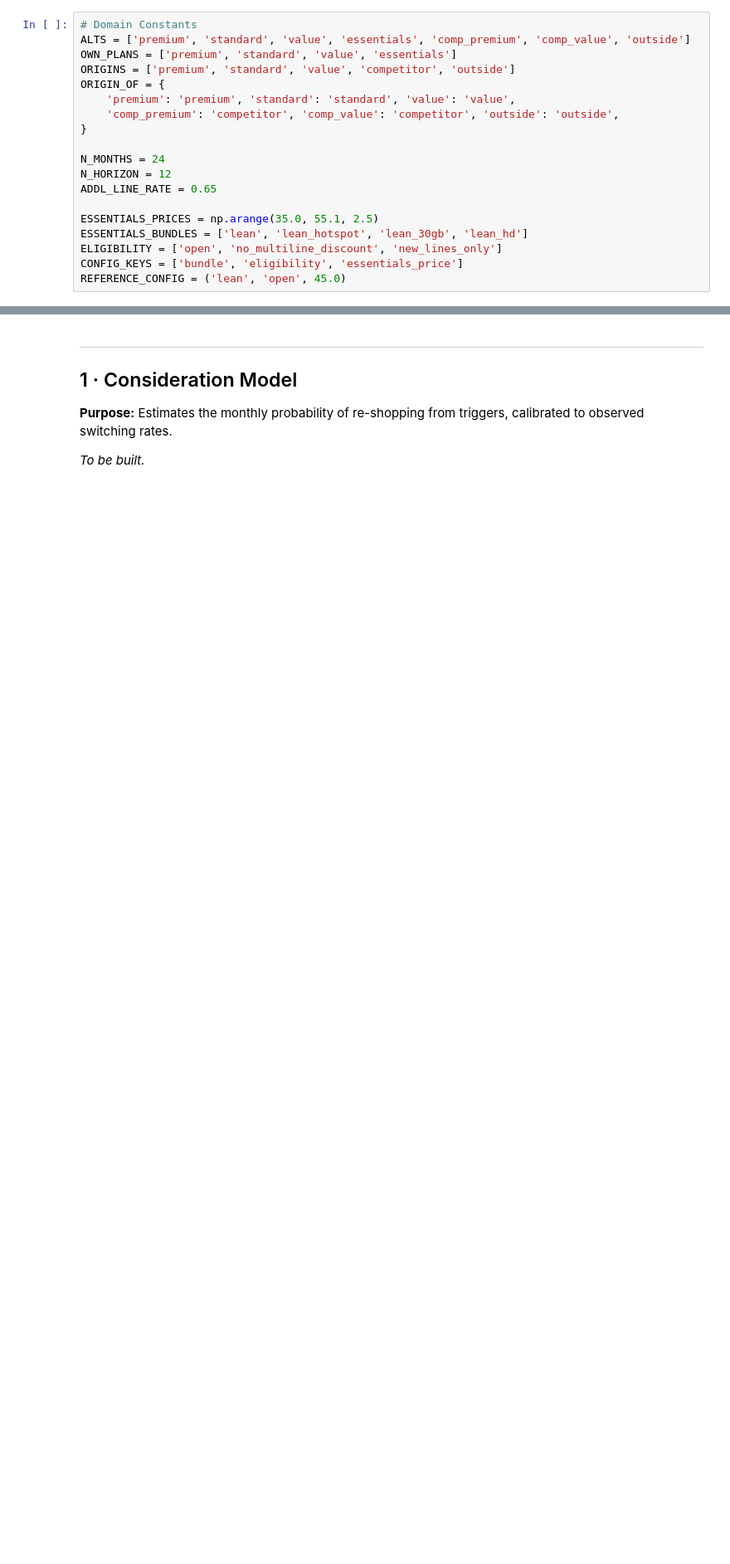
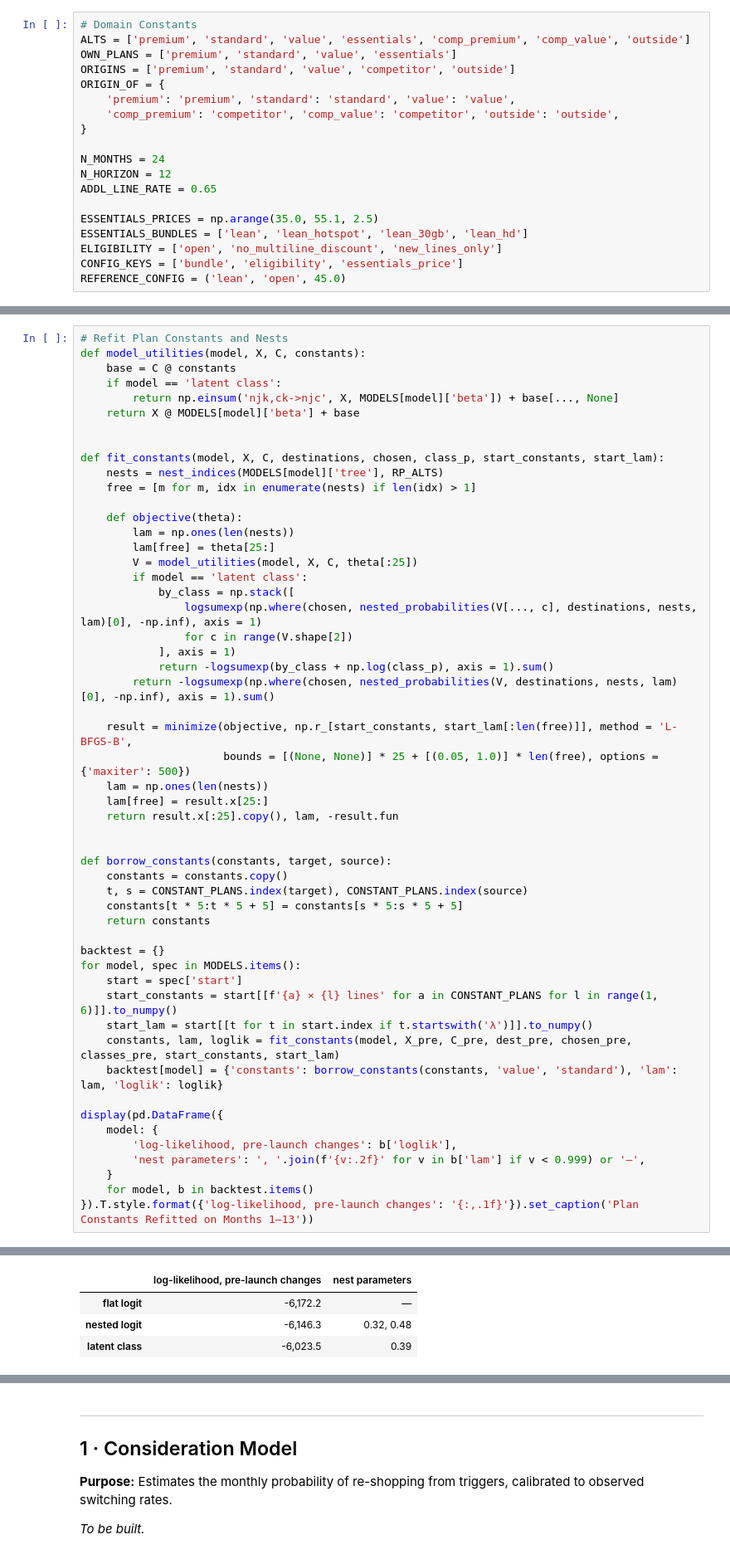
Before and after one commit to paforsey/data-science-portfolio, a Jupyter notebook: case-studies/rate-plan-cannibalization/02_launch_forecast.ipynb, the cells around one changed output, grey strips where cells are left out. Shown at 83% size. Cells and saved outputs as stored; diff of their text form; blank space fills up the shorter version.

```diff
--- a/case-studies/rate-plan-cannibalization/02_launch_forecast.ipynb
+++ b/case-studies/rate-plan-cannibalization/02_launch_forecast.ipynb
@@ -170,0 +359,54 @@ REFERENCE_CONFIG = ('lean', 'open', 45.0)
+# %%
+# Refit Plan Constants and Nests
+def model_utilities(model, X, C, constants):
+    base = C @ constants
+    if model == 'latent class':
+        return np.einsum('njk,ck->njc', X, MODELS[model]['beta']) + base[..., None]
+    return X @ MODELS[model]['beta'] + base
+
+
+def fit_constants(model, X, C, destinations, chosen, class_p, start_constants, start_lam):
+    nests = nest_indices(MODELS[model]['tree'], RP_ALTS)
+    free = [m for m, idx in enumerate(nests) if len(idx) > 1]
+
+    def objective(theta):
+        lam = np.ones(len(nests))
+        lam[free] = theta[25:]
+        V = model_utilities(model, X, C, theta[:25])
+        if model == 'latent class':
+            by_class = np.stack([
+                logsumexp(np.where(chosen, nested_probabilities(V[..., c], destinations, nests, lam)[0], -np.inf), axis = 1)
+                for c in range(V.shape[2])
+            ], axis = 1)
+            return -logsumexp(by_class + np.log(class_p), axis = 1).sum()
+        return -logsumexp(np.where(chosen, nested_probabilities(V, destinations, nests, lam)[0], -np.inf), axis = 1).sum()
+
+    result = minimize(objective, np.r_[start_constants, start_lam[:len(free)]], method = 'L-BFGS-B',
+                      bounds = [(None, None)] * 25 + [(0.05, 1.0)] * len(free), options = {'maxiter': 500})
+    lam = np.ones(len(nests))
+    lam[free] = result.x[25:]
+    return result.x[:25].copy(), lam, -result.fun
+
+
+def borrow_constants(constants, target, source):
+    constants = constants.copy()
+    t, s = CONSTANT_PLANS.index(target), CONSTANT_PLANS.index(source)
+    constants[t * 5:t * 5 + 5] = constants[s * 5:s * 5 + 5]
+    return constants
+
+backtest = {}
+for model, spec in MODELS.items():
+    start = spec['start']
+    start_constants = start[[f'{a} × {l} lines' for a in CONSTANT_PLANS for l in range(1, 6)]].to_numpy()
+    start_lam = start[[t for t in start.index if t.startswith('λ')]].to_numpy()
+    constants, lam, loglik = fit_constants(model, X_pre, C_pre, dest_pre, chosen_pre, classes_pre, start_constants, start_lam)
+    backtest[model] = {'constants': borrow_constants(constants, 'value', 'standard'), 'lam': lam, 'loglik': loglik}
+
+display(pd.DataFrame({
+    model: {
+        'log-likelihood, pre-launch changes': b['loglik'],
+        'nest parameters': ', '.join(f'{v:.2f}' for v in b['lam'] if v < 0.999) or '—',
+    }
+    for model, b in backtest.items()
+}).T.style.format({'log-likelihood, pre-launch changes': '{:,.1f}'}).set_caption('Plan Constants Refitted on Months 1–13'))
+# %% [output]
@@ -170,0 +414,4 @@ REFERENCE_CONFIG = ('lean', 'open', 45.0)
+|  | log-likelihood, pre-launch changes | nest parameters |
+| flat logit | -6,172.2 | — |
+| nested logit | -6,146.3 | 0.32, 0.48 |
+| latent class | -6,023.5 | 0.39 |
```
Also changed, not shown: parts of 15 cells of this notebook.
